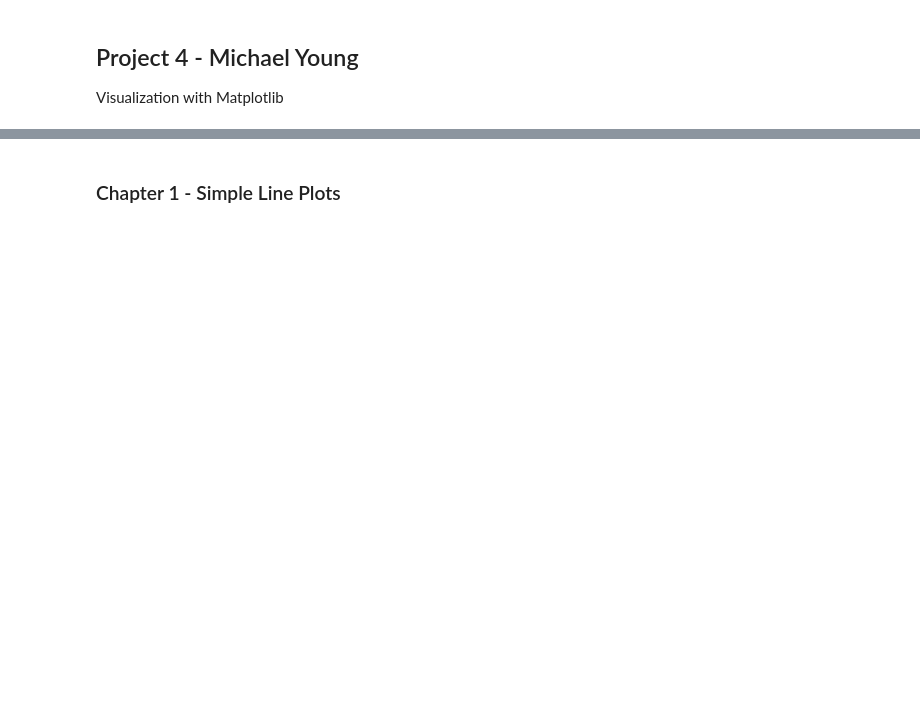
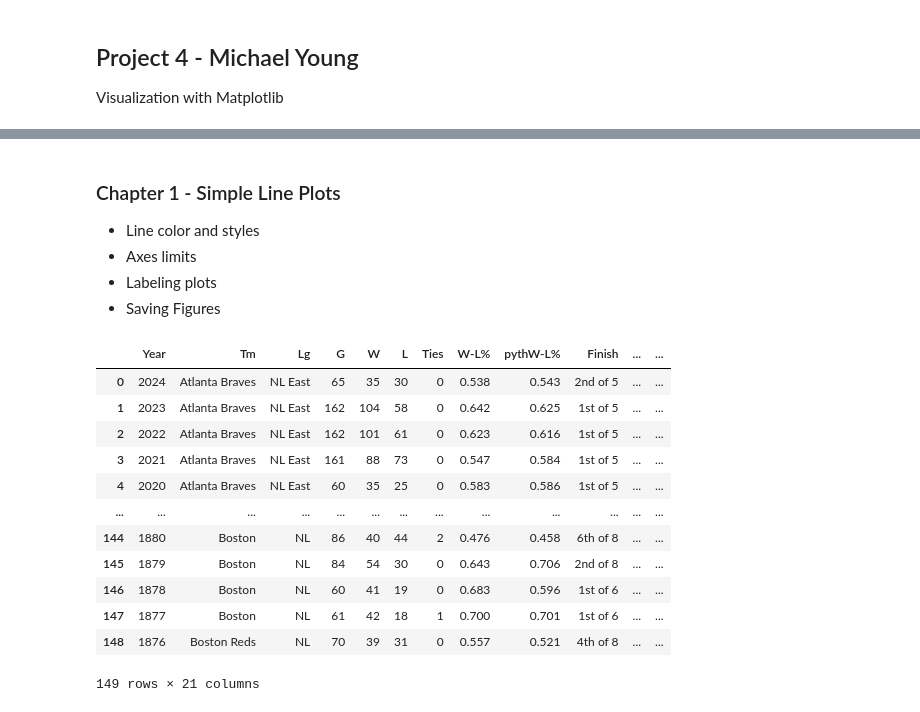
Before and after one commit to C00lEagle/Project4, a Jupyter notebook: Project4MY.ipynb, the cells around one changed output, grey strips where cells are left out. Saved outputs shown, nothing was run; the diff lists cells and outputs as text; code cells hidden in the pictures; blank space fills up the shorter version.

```diff
--- a/Project4MY.ipynb
+++ b/Project4MY.ipynb
@@ -11,3 +69,25 @@ plt.style.use('ggplot')
 from mpl_toolkits import mplot3d
 # %% [markdown]
 ### Chapter 1 - Simple Line Plots
+- Line color and styles
+- Axes limits
+- Labeling plots
+- Saving Figures
+# %%
+#data from baseball reference.com
+braves = pd.read_csv('braves.csv')
+braves
+# %% [output]
+|  | Year | Tm | Lg | G | W | L | Ties | W-L% | pythW-L% | Finish | ... | ... |
+| 0 | 2024 | Atlanta Braves | NL East | 65 | 35 | 30 | 0 | 0.538 | 0.543 | 2nd of 5 | ... | ... |
+| 1 | 2023 | Atlanta Braves | NL East | 162 | 104 | 58 | 0 | 0.642 | 0.625 | 1st of 5 | ... | ... |
+| 2 | 2022 | Atlanta Braves | NL East | 162 | 101 | 61 | 0 | 0.623 | 0.616 | 1st of 5 | ... | ... |
+| 3 | 2021 | Atlanta Braves | NL East | 161 | 88 | 73 | 0 | 0.547 | 0.584 | 1st of 5 | ... | ... |
+| 4 | 2020 | Atlanta Braves | NL East | 60 | 35 | 25 | 0 | 0.583 | 0.586 | 1st of 5 | ... | ... |
+| ... | ... | ... | ... | ... | ... | ... | ... | ... | ... | ... | ... | ... |
+| 144 | 1880 | Boston | NL | 86 | 40 | 44 | 2 | 0.476 | 0.458 | 6th of 8 | ... | ... |
+| 145 | 1879 | Boston | NL | 84 | 54 | 30 | 0 | 0.643 | 0.706 | 2nd of 8 | ... | ... |
+| 146 | 1878 | Boston | NL | 60 | 41 | 19 | 0 | 0.683 | 0.596 | 1st of 6 | ... | ... |
+| 147 | 1877 | Boston | NL | 61 | 42 | 18 | 1 | 0.700 | 0.701 | 1st of 6 | ... | ... |
+| 148 | 1876 | Boston Reds | NL | 70 | 39 | 31 | 0 | 0.557 | 0.521 | 4th of 8 | ... | ... |
+149 rows × 21 columns
```
Also changed, not shown: parts of 33 cells of this notebook.
